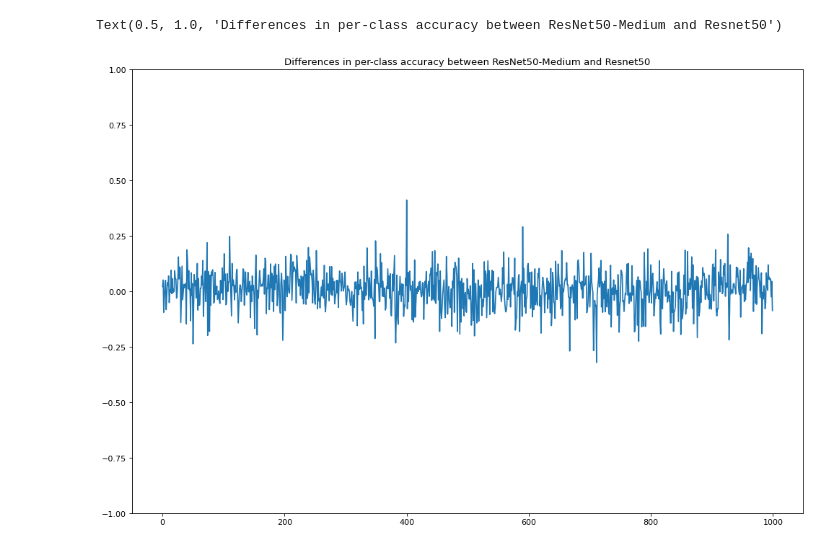
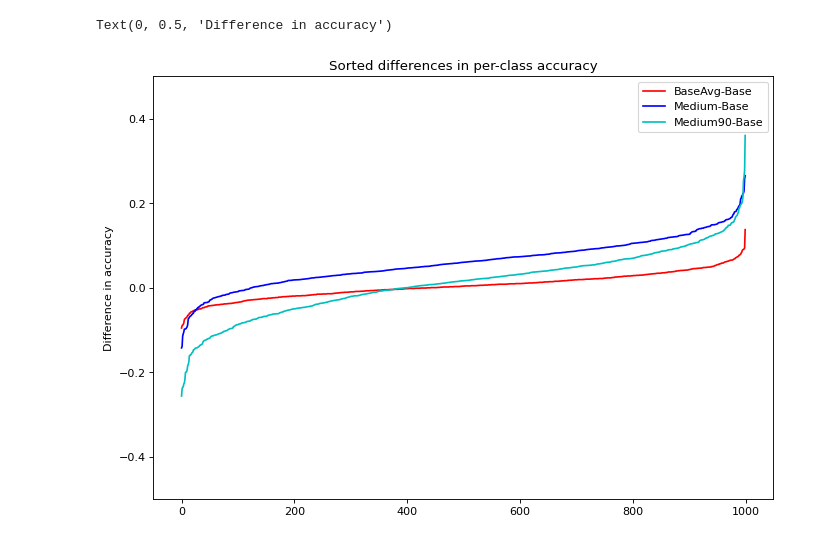
Before and after one commit to ishanashastri/composer, a Jupyter notebook: bias_fairness.ipynb, the cells around one changed output. Drawn from its saved outputs; the diff is of its cells as text; code cells hidden in the pictures.

```diff
--- a/bias_fairness.ipynb
+++ b/bias_fairness.ipynb
@@ -253,11 +193,15 @@ plt.hist(pca_medium, bins=100)
 # %%
-plt.figure(figsize=(15, 10), dpi=80)
-plt.ylim(-1,1)
-plt.plot(np.arange(0,1000,1), [m-b for m,b in zip(pca_medium,pca_base)])
-plt.title("Differences in per-class accuracy between ResNet50-Medium and Resnet50")
+plt.figure(figsize=(10, 7), dpi=80)
+plt.ylim(-0.5,0.5)
+plt.plot(np.arange(0,1000,1), sorted([m-b for m,b in zip(pca_base,pca_base_average)]), 'r')
+plt.plot(np.arange(0,1000,1), sorted([m-b for m,b in zip(pca_medium_average,pca_base_average)]), 'b')
+plt.plot(np.arange(0,1000,1), sorted([m-b for m,b in zip(pca_medium_90_average,pca_base_average)]), 'c')
+plt.legend(['BaseAvg-Base', 'Medium-Base', 'Medium90-Base'])
+plt.title("Sorted differences in per-class accuracy")
+plt.ylabel("Difference in accuracy")
 # %% [output]
-Text(0.5, 1.0, 'Differences in per-class accuracy between ResNet50-Medium and Resnet50')
+Text(0, 0.5, 'Difference in accuracy')
-[figure, old version]
+[figure, new version]
 # %%
 object_store = S3ObjectStore(
     bucket="mosaicml-internal-checkpoints-bert",  # The name of the cloud container (i.e. bucket) to use.
```
Also changed, not shown: parts of 15 cells of this notebook, 15 other files.
